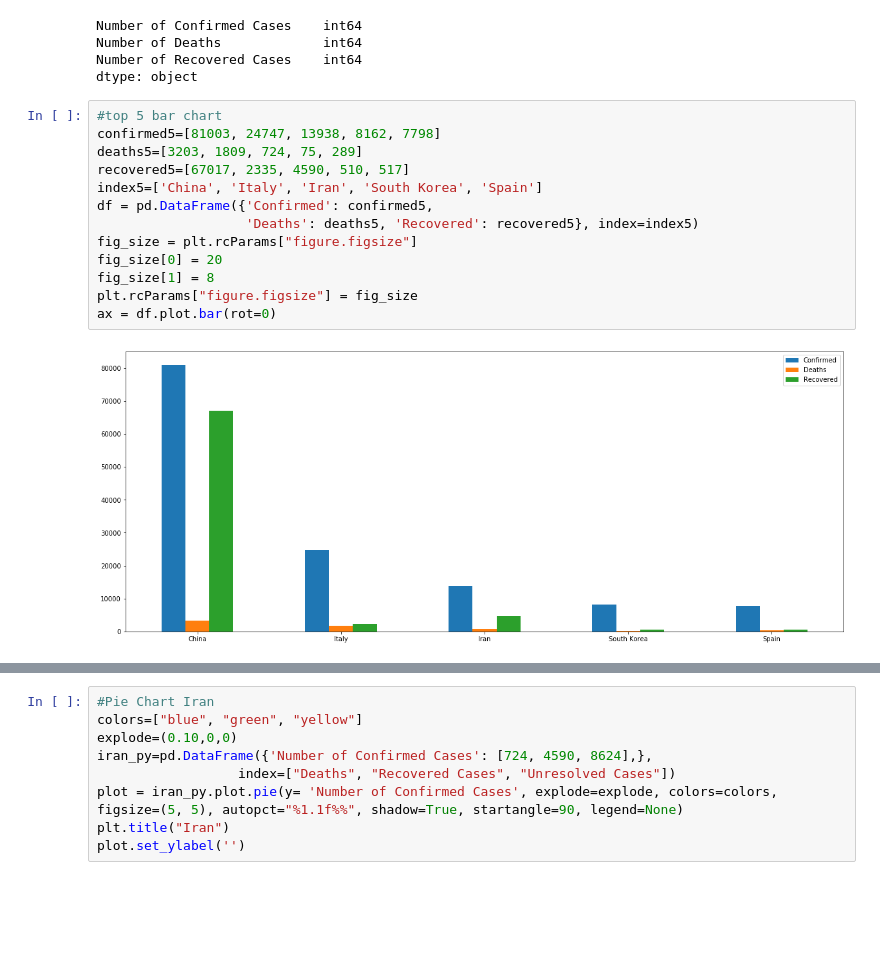
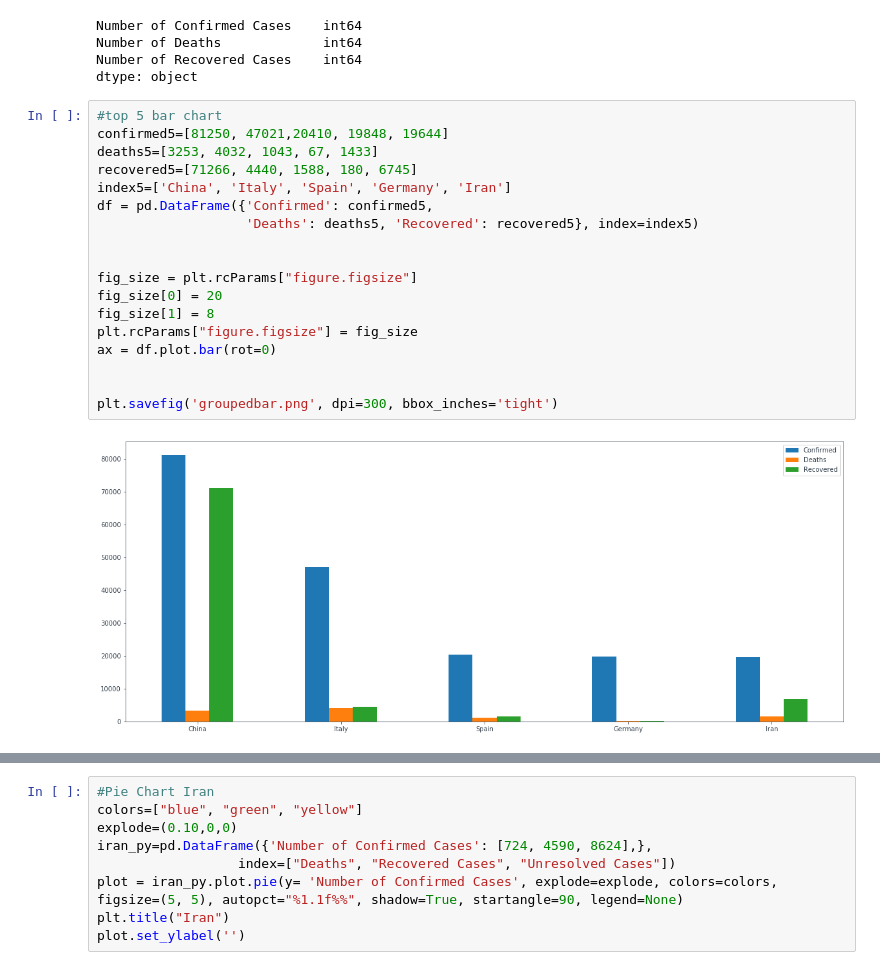
Before and after one commit to kyranduncan/project_1, a Jupyter notebook: COVID_19_Summary_Stats.ipynb, the cells around one changed output, grey strips where cells are left out. Cells and saved outputs as stored; diff of their text form; blank space fills up the shorter version.

```diff
--- a/COVID_19_Summary_Stats.ipynb
+++ b/COVID_19_Summary_Stats.ipynb
@@ -542,16 +548,21 @@ Number of Recovered Cases    int64
 dtype: object
 # %%
 #top 5 bar chart
-confirmed5=[81003, 24747, 13938, 8162, 7798]
-deaths5=[3203, 1809, 724, 75, 289]
-recovered5=[67017, 2335, 4590, 510, 517]
-index5=['China', 'Italy', 'Iran', 'South Korea', 'Spain']
+confirmed5=[81250, 47021,20410, 19848, 19644]
+deaths5=[3253, 4032, 1043, 67, 1433]
+recovered5=[71266, 4440, 1588, 180, 6745]
+index5=['China', 'Italy', 'Spain', 'Germany', 'Iran']
 df = pd.DataFrame({'Confirmed': confirmed5,
                    'Deaths': deaths5, 'Recovered': recovered5}, index=index5)
+
+
 fig_size = plt.rcParams["figure.figsize"]
 fig_size[0] = 20
 fig_size[1] = 8
 plt.rcParams["figure.figsize"] = fig_size
 ax = df.plot.bar(rot=0)
+
+
+plt.savefig('groupedbar.png', dpi=300, bbox_inches='tight')
 # %% [output]
-[figure, old version]
+[figure, new version]
```
Also changed, not shown: parts of 14 cells of this notebook, 3 other files.
